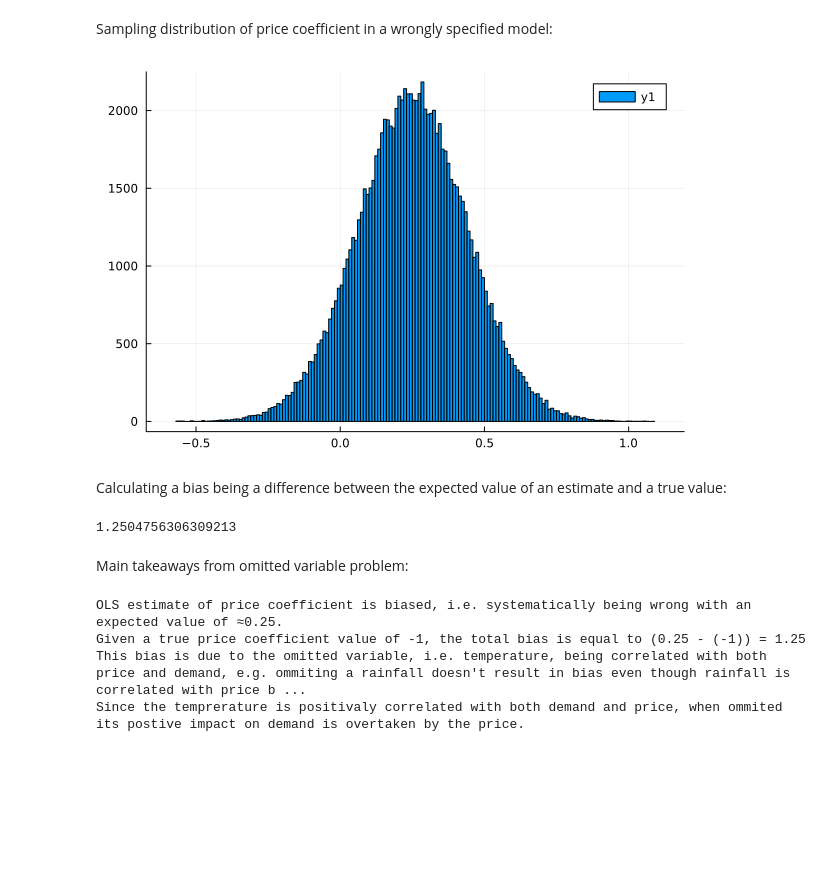
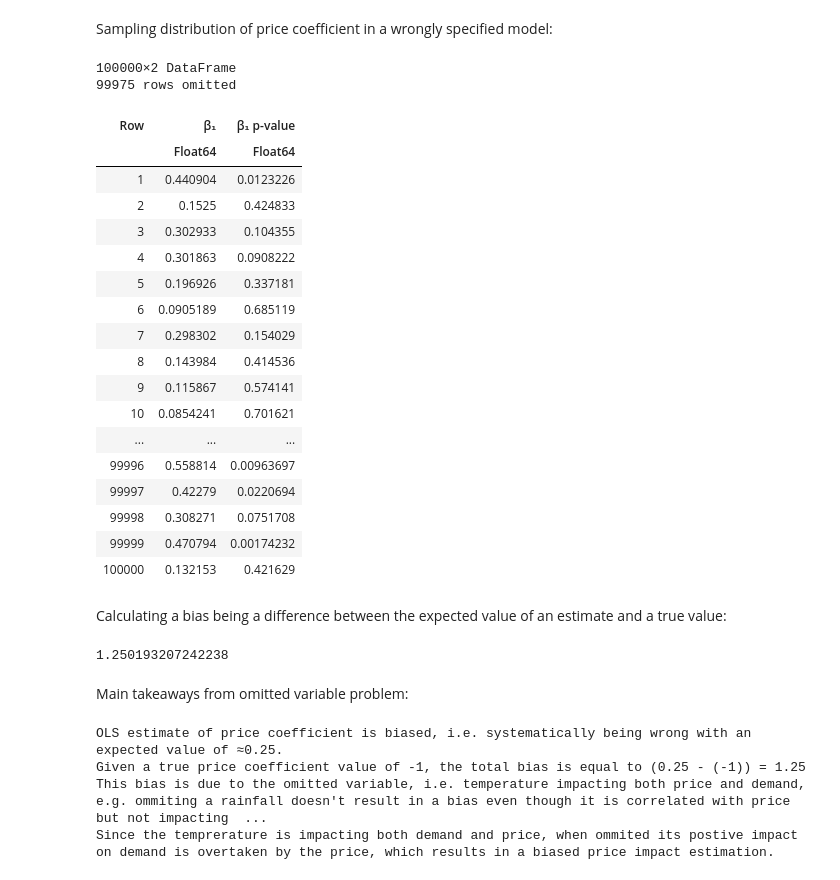
Before and after one commit to pszufe/MIT_18.S097_Introduction-to-Julia-for-Data-Science, a Jupyter notebook: Day-2a_Classical-predictive-models/classical_models.ipynb, the cells around one changed output. Cells and saved outputs as stored; diff of their text form; code cells hidden in the pictures; blank space fills up the shorter version.

```diff
--- a/Day-2a_Classical-predictive-models/classical_models.ipynb
+++ b/Day-2a_Classical-predictive-models/classical_models.ipynb
@@ -541,0 +523,3 @@ Float64[]
+# %%
+biased_estimate_names =  ["β₁", "β₁ p-value"]
+biased_estimates = DataFrame([column_name => Float64[] for column_name in biased_estimate_names])
@@ -550,6 +538,25 @@ for i in 1:N
 # %% [markdown]
 Sampling distribution of price coefficient in a wrongly specified model:
-# %%
-histogram(price_coefficient)
-# %% [output]
-[figure, removed]
+# %%
+biased_estimates
+# %% [output]
+100000×2 DataFrame
+99975 rows omitted
+| Row | β₁ | β₁ p-value |
+|  | Float64 | Float64 |
+| 1 | 0.440904 | 0.0123226 |
+| 2 | 0.1525 | 0.424833 |
+| 3 | 0.302933 | 0.104355 |
+| 4 | 0.301863 | 0.0908222 |
+| 5 | 0.196926 | 0.337181 |
+| 6 | 0.0905189 | 0.685119 |
+| 7 | 0.298302 | 0.154029 |
+| 8 | 0.143984 | 0.414536 |
+| 9 | 0.115867 | 0.574141 |
+| 10 | 0.0854241 | 0.701621 |
+| ... | ... | ... |
+| 99996 | 0.558814 | 0.00963697 |
+| 99997 | 0.42279 | 0.0220694 |
+| 99998 | 0.308271 | 0.0751708 |
+| 99999 | 0.470794 | 0.00174232 |
+| 100000 | 0.132153 | 0.421629 |
@@ -556,21 +571,21 @@ histogram(price_coefficient)
 # %% [markdown]
 Calculating a bias being a difference between the expected value of an estimate and a true value:
 # %%
-bias =  mean(price_coefficient) - (-1)
+bias =  mean(biased_estimates.β₁) - (-1)
 # %% [output]
-1.2504756306309213
+1.250193207242238
 # %% [markdown]
 Main takeaways from omitted variable problem:
 # %%
 println("OLS estimate of price coefficient is biased, i.e. systematically being wrong with an expected value of ≈",
-    round(mean(price_coefficient), sigdigits = 3),
+    round(mean(biased_estimates.β₁), sigdigits = 3),
     ".\nGiven a true price coefficient value of -1, the total bias is equal to (",
-    round(mean(price_coefficient), sigdigits = 3),
+    round(mean(biased_estimates.β₁), sigdigits = 3),
     " - (-1)) = ", round(bias, sigdigits = 3))
-println("This bias is due to the omitted variable, i.e. temperature, being correlated with both price and demand, e.g. ommiting a rainfall doesn't result in bias even though rainfall is correlated with price but not with a demand.")
-println("Since the temprerature is positivaly correlated with both demand and price, when ommited its postive impact on demand is overtaken by the price.")
+println("This bias is due to the omitted variable, i.e. temperature impacting both price and demand, e.g. ommiting a rainfall doesn't result in a bias even though it is correlated with price but not impacting a demand.")
+println("Since the temprerature is impacting both demand and price, when ommited its postive impact on demand is overtaken by the price, which results in a biased price impact estimation.")
 # %% [output]
 OLS estimate of price coefficient is biased, i.e. systematically being wrong with an expected value of ≈0.25.
 Given a true price coefficient value of -1, the total bias is equal to (0.25 - (-1)) = 1.25
-This bias is due to the omitted variable, i.e. temperature, being correlated with both price and demand, e.g. ommiting a rainfall doesn't result in bias even though rainfall is correlated with price b ...
-Since the temprerature is positivaly correlated with both demand and price, when ommited its postive impact on demand is overtaken by the price.
+This bias is due to the omitted variable, i.e. temperature impacting both price and demand, e.g. ommiting a rainfall doesn't result in a bias even though it is correlated with price but not impacting  ...
+Since the temprerature is impacting both demand and price, when ommited its postive impact on demand is overtaken by the price, which results in a biased price impact estimation.
```
Also changed, not shown: parts of 40 cells of this notebook, 1 other file.
